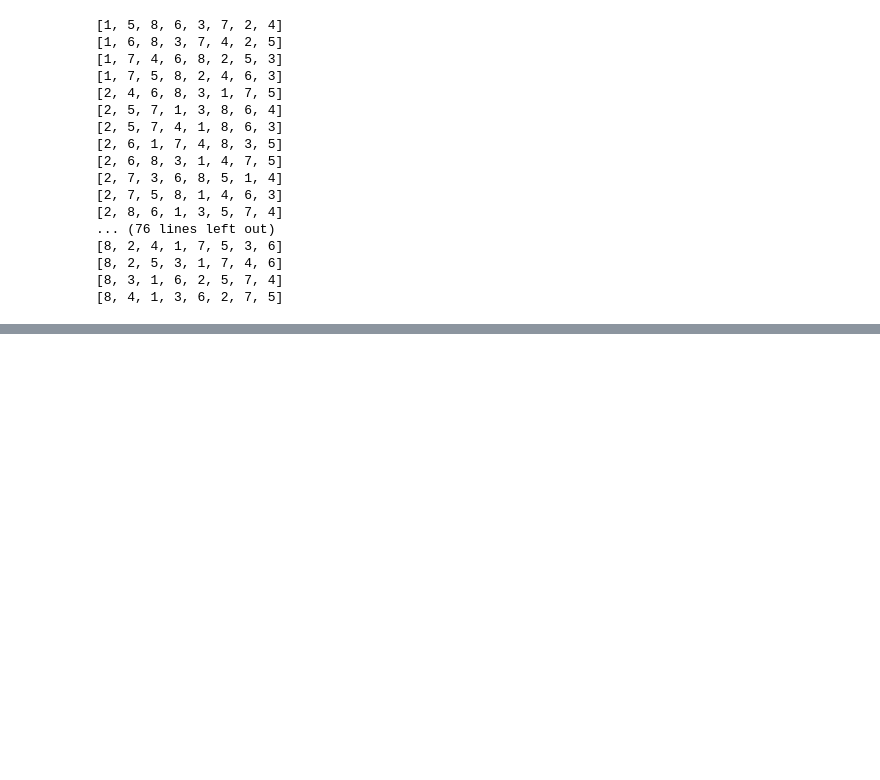
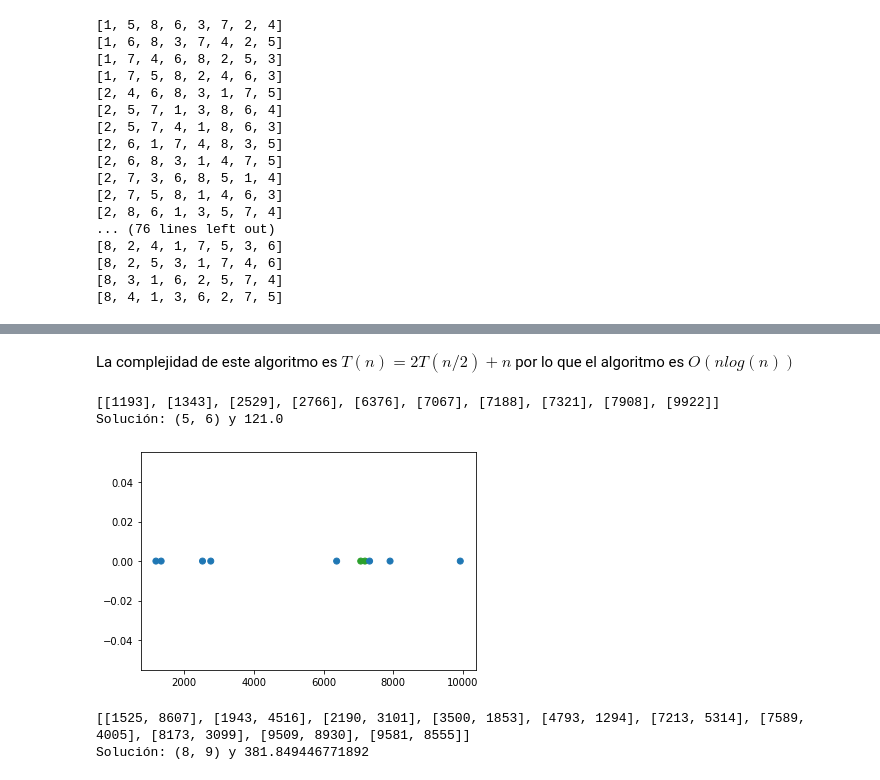
Before and after one commit to drumalv/03MIAR---Algoritmos-de-Optimizazi-n, a Jupyter notebook: Algoritmos_AG1.ipynb, the cells around one changed output, grey strips where cells are left out. Cells and saved outputs as stored; diff of their text form; code cells hidden in the pictures; blank space fills up the shorter version.

```diff
--- a/Algoritmos_AG1.ipynb
+++ b/Algoritmos_AG1.ipynb
@@ -146,0 +263,2 @@ reinas(8,solucion=[],etapa=0)
+# %% [markdown]
+La complejidad de este algoritmo es $T(n)=2T(n/2)+n$ por lo que el algoritmo es $O(nlog(n))$
@@ -146,0 +314,18 @@ reinas(8,solucion=[],etapa=0)
+# %%
+print(sorted(lista_1D))
+sol, minDistancia = conjunto_puntos_DV(sorted(lista_1D),0,len(lista_1D)-1)
+print(f'Solución: {sol} y {minDistancia}')
+# %% [output]
+[[1193], [1343], [2529], [2766], [6376], [7067], [7188], [7321], [7908], [9922]]
+Solución: (5, 6) y 121.0
+# %%
+pinta_solucion(sorted(lista_1D),sol)
+# %% [output]
+[figure, added]
+# %%
+print(sorted(lista_2D))
+sol, minDistancia = conjunto_puntos_DV(sorted(lista_2D),0,len(lista_2D)-1)
+print(f'Solución: {sol} y {minDistancia}')
+# %% [output]
+[[1525, 8607], [1943, 4516], [2190, 3101], [3500, 1853], [4793, 1294], [7213, 5314], [7589, 4005], [8173, 3099], [9509, 8930], [9581, 8555]]
+Solución: (8, 9) y 381.849446771892
```
Also changed, not shown: parts of 23 cells of this notebook.
